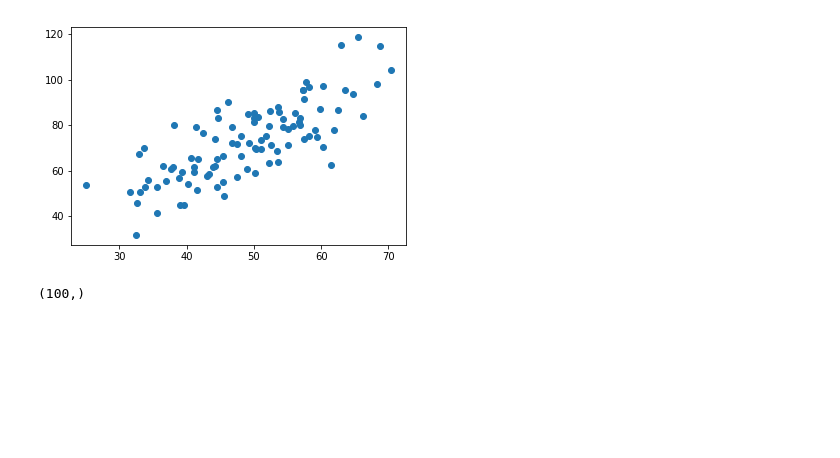
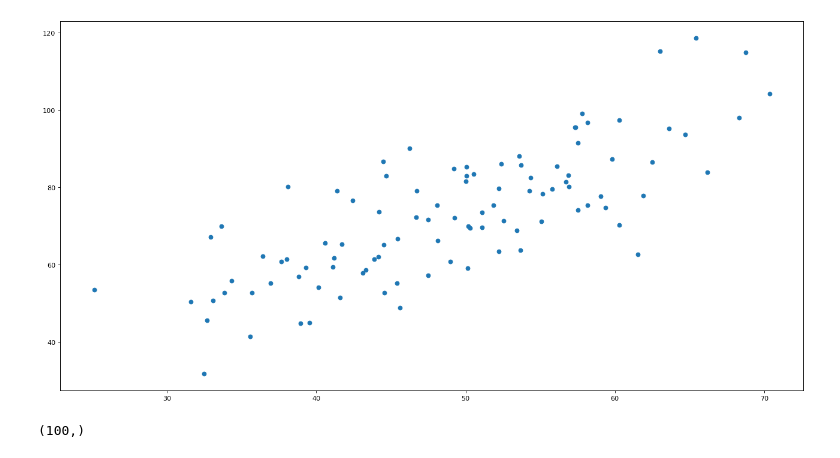
Before and after one commit to DawningAn/DeepLearning, a Jupyter notebook: 线性回归/sklearn-一元线性回归.ipynb, the cells around one changed output. Drawn from its saved outputs; the diff is of its cells as text; code cells hidden in the pictures; blank space fills up the shorter version.

```diff
--- a/线性回归/sklearn-一元线性回归.ipynb
+++ b/线性回归/sklearn-一元线性回归.ipynb
@@ -7,15 +5,15 @@ ModuleNotFoundError: No module named 'sklearn'
 # %%
 # 载入数据
 data = np.genfromtxt("data.csv", delimiter=",")
 x_data = data[:,0]
 y_data = data[:,1]
 #设置图形大小
-plt.figure(figsize=(20,15),dpi=80)
+plt.figure(figsize=(20,10),dpi=80)
 plt.scatter(x_data,y_data)
 plt.show()
 print(x_data.shape)
 # %% [output]
-[figure, old version]
+[figure, new version]
 (100,)
 # %%
 x_data = data[:,0,np.newaxis]
```
Also changed, not shown: parts of 3 cells of this notebook.
